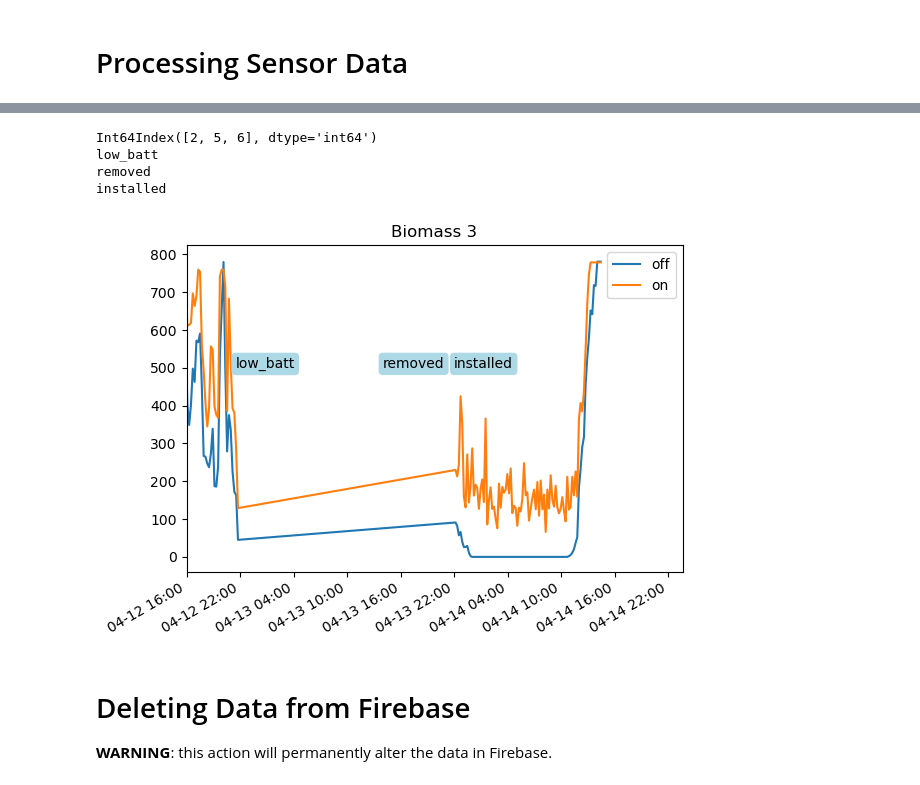
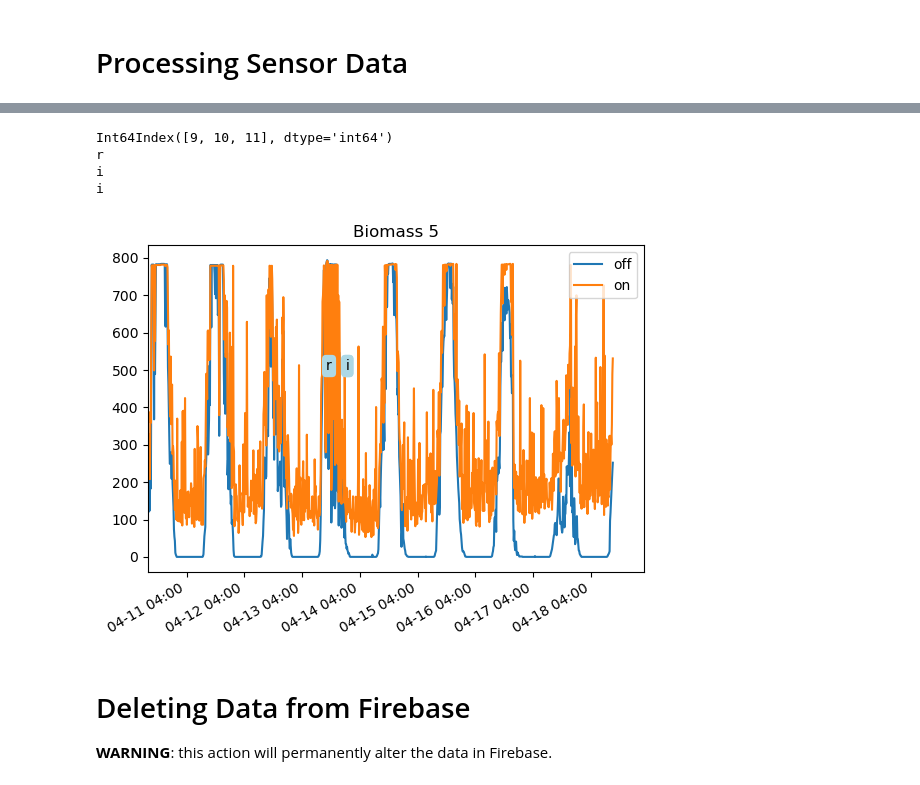
Before and after one commit to wFairmanOlin/Biomass, a Jupyter notebook: data/process_data.ipynb, the cells around one changed output, grey strips where cells are left out. Saved outputs shown, nothing was run; the diff lists cells and outputs as text; code cells hidden in the pictures.

```diff
--- a/data/process_data.ipynb
+++ b/data/process_data.ipynb
@@ -192,32 +199,34 @@ plt.show()
 # %%
-lower = datetime(2023, 4, 12, hour=16)
+id = 5
+bmx = bm5
+lower = datetime(2023, 4, 10, hour=12)
 #plot
 plt.figure()
-plt.plot(bm3.d_dt, bm3.off)
-plt.plot(bm3.d_dt, bm3.on)
+plt.plot(bmx.d_dt, bmx.off)
+plt.plot(bmx.d_dt, bmx.on)
 plt.xlim(left=lower)
 # plt.ylim(top=400)
-plt.title("Biomass 3")
+plt.title("Biomass " + str(id))
 plt.legend(['off', 'on'])
 plt.gcf().autofmt_xdate()
 plt.gca().xaxis.set_major_formatter(date_formatter)
 
 #plot anomalies
-bm3_anomalies = df_anomaly.index[df_anomaly.ID == 3]
-print(bm3_anomalies)
-for i in bm3_anomalies:
+bmx_anomalies = df_anomaly.index[df_anomaly.ID == id]
+print(bmx_anomalies)
+for i in bmx_anomalies:
     print(df_anomaly.Event[i])
     text = str(df_anomaly.Event[i])
     pos = df_anomaly.datetime[i]
     plt.text(pos, 500, text,
                 bbox=dict(boxstyle="round,pad=0.3", ec='none', fc='lightblue'))
 plt.show()
 # %% [output]
-Int64Index([2, 5, 6], dtype='int64')
-low_batt
-removed
-installed
+Int64Index([9, 10, 11], dtype='int64')
+r
+i
+i
-[figure, old version]
+[figure, new version]
 # %% [markdown]
 # Deleting Data from Firebase
 
```
Also changed, not shown: parts of 6 cells of this notebook, 2 other files.
